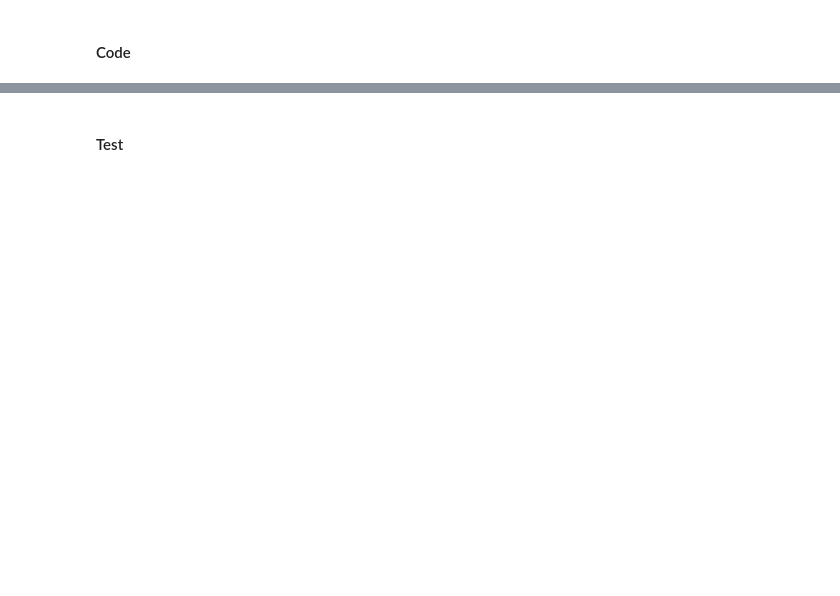
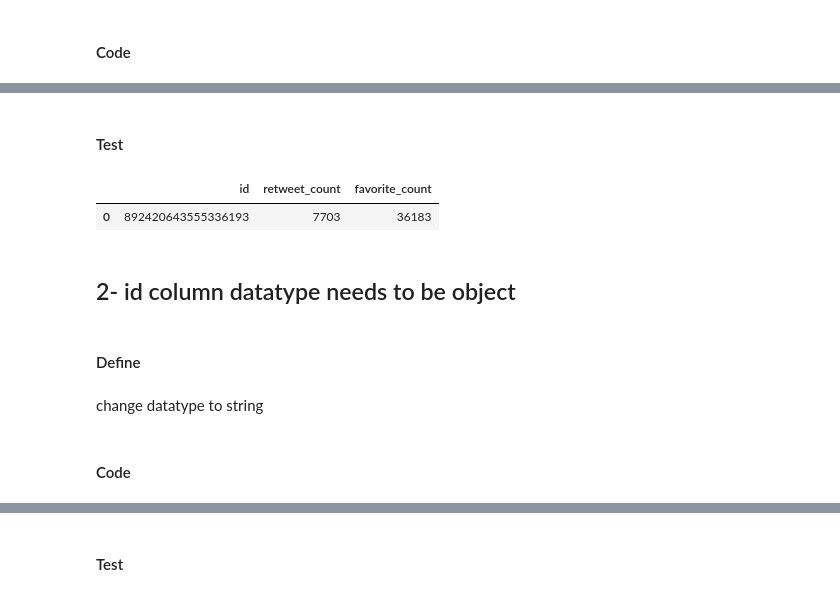
Before and after one commit to uminomuneaki/Analyze-WeRateDogs-with-tweepy, a Jupyter notebook: wrangle_act.ipynb, the cells around one changed output, grey strips where cells are left out. Drawn from its saved outputs; the diff is of its cells as text; code cells hidden in the pictures; blank space fills up the shorter version.

```diff
--- a/wrangle_act.ipynb
+++ b/wrangle_act.ipynb
@@ -524,0 +671,17 @@ twitter_archive_clean['rating_numerator'] = twitter_archive_clean['rating_numera
+# %%
+tweepy_data_clean = tweepy_data_clean[['id','retweet_count','favorite_count']]
+# %% [markdown]
+#### Test
+# %%
+tweepy_data_clean.head(1)
+# %% [output]
+|  | id | retweet_count | favorite_count |
+| 0 | 892420643555336193 | 7703 | 36183 |
+# %% [markdown]
+## 2- id column datatype needs to be object
+# %% [markdown]
+#### Define
+# %% [markdown]
+change datatype to string
+# %% [markdown]
+#### Code
```
Also changed, not shown: parts of 93 cells of this notebook.
